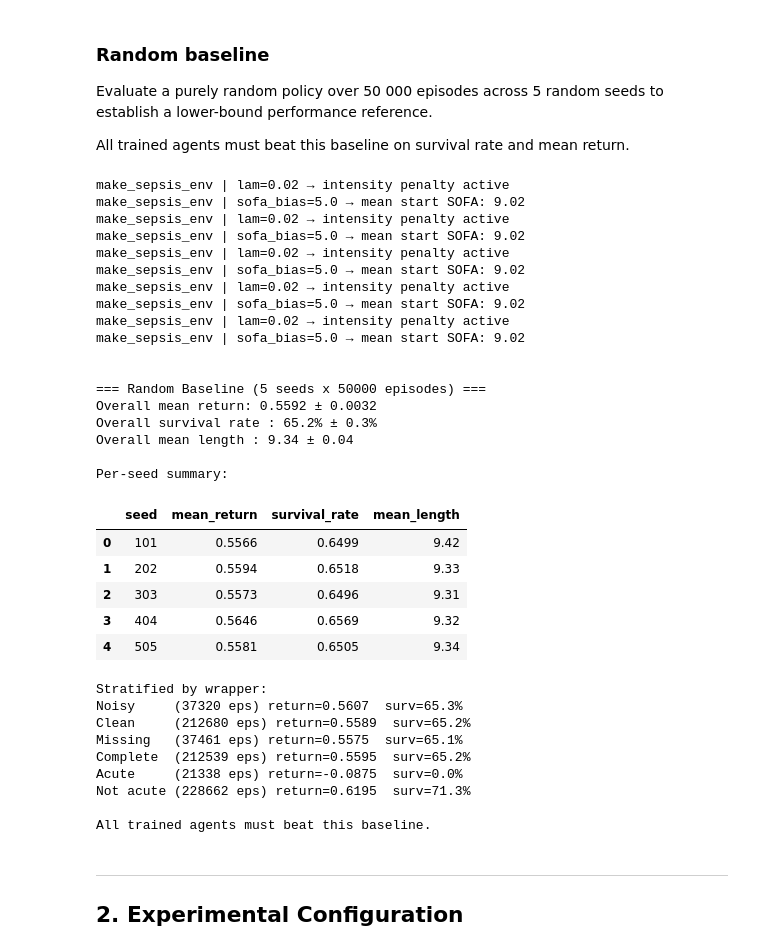
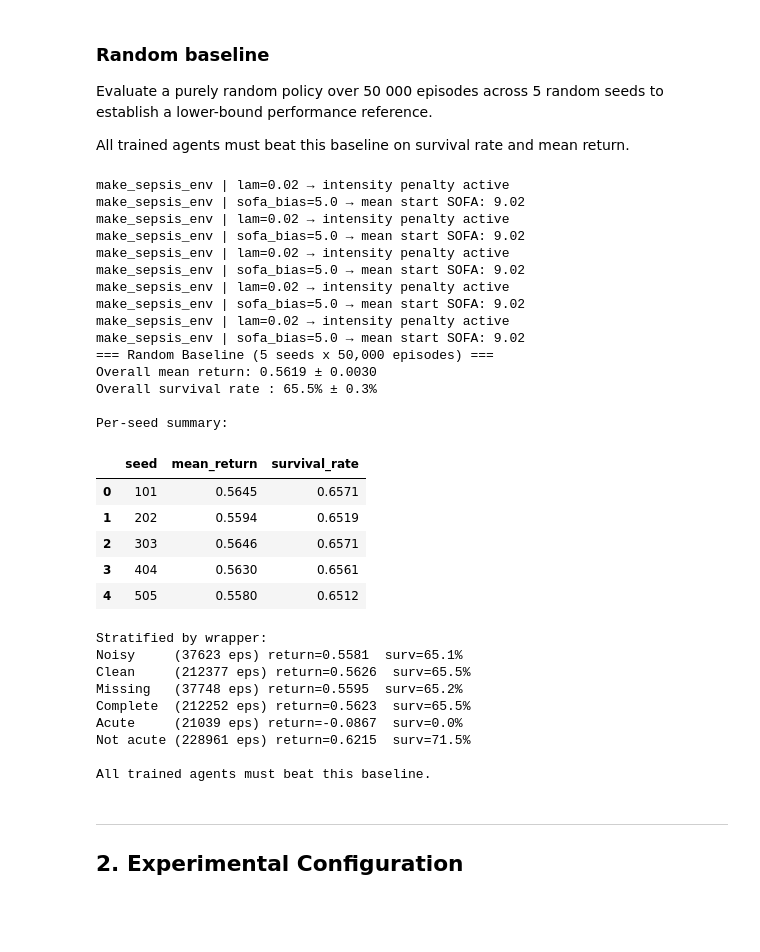
Before and after one commit to OliverKainIMS/ReinforcementLearningProject, a Jupyter notebook: sepsis_project - Students Version/rl_sepsis_project_configB.ipynb, the cells around one changed output. Drawn from its saved outputs; the diff is of its cells as text; code cells hidden in the pictures; blank space fills up the shorter version.

```diff
--- a/sepsis_project - Students Version/rl_sepsis_project_configB.ipynb
+++ b/sepsis_project - Students Version/rl_sepsis_project_configB.ipynb
@@ -162,7 +162,6 @@ RANDOM_BASELINE_EPISODES_PER_SEED = 50000
 random_seed_summaries = []
 
 clinical_rand_returns = []
-clinical_rand_lengths = []
 noisy_returns, clean_returns    = [], []
 missing_returns, nomiss_returns = [], []
 acute_returns, noacute_returns = [], []
@@ -171,14 +170,12 @@ for eval_seed in RANDOM_BASELINE_SEEDS:
     np.random.seed(eval_seed)
 
     seed_returns = []
-    seed_lengths = []
 
     env_eval = make_clinical_env()
 
     for ep in range(RANDOM_BASELINE_EPISODES_PER_SEED):
         obs, info = env_eval.reset(seed=int(np.random.randint(100000)))
         total_r, done = 0.0, False
-        steps = 0
 
         ep_noisy   = info.get("noisy_episode", False)
         ep_missing = info.get("missing_features") is not None
@@ -187,16 +184,13 @@ for eval_seed in RANDOM_BASELINE_SEEDS:
         while not done:
             obs, r, te, tr, info = env_eval.step(env_eval.action_space.sample())
             total_r += r
-            steps += 1
             done = te or tr
 
             if info.get("acute_event", False):
                 ep_acute = True
 
         seed_returns.append(total_r)
-        seed_lengths.append(steps)
         clinical_rand_returns.append(total_r)
-        clinical_rand_lengths.append(steps)
 
         (noisy_returns if ep_noisy else clean_returns).append(total_r)
         (missing_returns if ep_missing else nomiss_returns).append(total_r)
@@ -205,13 +199,11 @@ for eval_seed in RANDOM_BASELINE_SEEDS:
     env_eval.close()
 
     seed_returns = np.array(seed_returns)
-    seed_lengths = np.array(seed_lengths)
 
     random_seed_summaries.append({
         "seed": eval_seed,
         "mean_return": float(seed_returns.mean()),
         "survival_rate": float((seed_returns > 0).mean()),
-        "mean_length": float(seed_lengths.mean()),
     })
 
 random_baseline_df = pd.DataFrame(random_seed_summaries)
@@ -222,9 +214,6 @@ clinical_rand_std = float(random_baseline_df["mean_return"].std(ddof=1))
 clinical_rand_surv = float(random_baseline_df["survival_rate"].mean())
 clinical_rand_surv_std = float(random_baseline_df["survival_rate"].std(ddof=1))
 
-clinical_rand_len = float(random_baseline_df["mean_length"].mean())
-clinical_rand_len_std = float(random_baseline_df["mean_length"].std(ddof=1))
-
 print(
     f"\n\n=== Random Baseline "
     f"({len(RANDOM_BASELINE_SEEDS)} seeds x "
@@ -232,55 +221,51 @@ print(
 )
 print(f"Overall mean return: {clinical_rand_mean:.4f} ± {clinical_rand_std:.4f}")
 print(f"Overall survival rate : {clinical_rand_surv:.1%} ± {clinical_rand_surv_std:.1%}")
-print(f"Overall mean length : {clinical_rand_len:.2f} ± {clinical_rand_len_std:.2f}")
 print()
 
 print("Per-seed summary:")
-display(random_baseline_df.round({"mean_return": 4,"survival_rate": 4,"mean_length": 2,}))
+display(random_baseline_df.round({"mean_return": 4,"survival_rate": 4,}))
 
 print()
 print("Stratified by wrapper:")
 print(f"Noisy     ({len(noisy_returns):5d} eps) return={np.mean(noisy_returns):.4f}  surv={np.mean(np.array(noisy_returns) > 0):.1%}")
 print(f"Clean     ({len(clean_returns):5d} eps) return={np.mean(clean_returns):.4f}  surv={np.mean(np.array(clean_returns) > 0):.1%}")
 print(f"Missing   ({len(missing_returns):5d} eps) return={np.mean(missing_returns):.4f}  surv={np.mean(np.array(missing_returns) > 0):.1%}")
 print(f"Complete  ({len(nomiss_returns):5d} eps) return={np.mean(nomiss_returns):.4f}  surv={np.mean(np.array(nomiss_returns) > 0):.1%}")
 print(f"Acute     ({len(acute_returns):5d} eps) return={np.mean(acute_returns):.4f}  surv={np.mean(np.array(acute_returns) > 0):.1%}")
 print(f"Not acute ({len(noacute_returns):5d} eps) return={np.mean(noacute_returns):.4f}  surv={np.mean(np.array(noacute_returns) > 0):.1%}")
 
 print()
 print("All trained agents must beat this baseline.")
 # %% [output]
 make_sepsis_env | lam=0.02 → intensity penalty active
 make_sepsis_env | sofa_bias=5.0 → mean start SOFA: 9.02
 make_sepsis_env | lam=0.02 → intensity penalty active
 make_sepsis_env | sofa_bias=5.0 → mean start SOFA: 9.02
 make_sepsis_env | lam=0.02 → intensity penalty active
 make_sepsis_env | sofa_bias=5.0 → mean start SOFA: 9.02
 make_sepsis_env | lam=0.02 → intensity penalty active
 make_sepsis_env | sofa_bias=5.0 → mean start SOFA: 9.02
 make_sepsis_env | lam=0.02 → intensity penalty active
 make_sepsis_env | sofa_bias=5.0 → mean start SOFA: 9.02
-
-
-=== Random Baseline (5 seeds x 50000 episodes) ===
-Overall mean return: 0.5592 ± 0.0032
-Overall survival rate : 65.2% ± 0.3%
-Overall mean length : 9.34 ± 0.04
+=== Random Baseline (5 seeds x 50,000 episodes) ===
+Overall mean return: 0.5619 ± 0.0030
+Overall survival rate : 65.5% ± 0.3%
 
 Per-seed summary:
-|  | seed | mean_return | survival_rate | mean_length |
-| 0 | 101 | 0.5566 | 0.6499 | 9.42 |
-| 1 | 202 | 0.5594 | 0.6518 | 9.33 |
-| 2 | 303 | 0.5573 | 0.6496 | 9.31 |
-| 3 | 404 | 0.5646 | 0.6569 | 9.32 |
-| 4 | 505 | 0.5581 | 0.6505 | 9.34 |
+|  | seed | mean_return | survival_rate |
+| 0 | 101 | 0.5645 | 0.6571 |
+| 1 | 202 | 0.5594 | 0.6519 |
+| 2 | 303 | 0.5646 | 0.6571 |
+| 3 | 404 | 0.5630 | 0.6561 |
+| 4 | 505 | 0.5580 | 0.6512 |
 Stratified by wrapper:
-Noisy     (37320 eps) return=0.5607  surv=65.3%
-Clean     (212680 eps) return=0.5589  surv=65.2%
-Missing   (37461 eps) return=0.5575  surv=65.1%
-Complete  (212539 eps) return=0.5595  surv=65.2%
-Acute     (21338 eps) return=-0.0875  surv=0.0%
-Not acute (228662 eps) return=0.6195  surv=71.3%
+Noisy     (37623 eps) return=0.5581  surv=65.1%
+Clean     (212377 eps) return=0.5626  surv=65.5%
+Missing   (37748 eps) return=0.5595  surv=65.2%
+Complete  (212252 eps) return=0.5623  surv=65.5%
+Acute     (21039 eps) return=-0.0867  surv=0.0%
+Not acute (228961 eps) return=0.6215  surv=71.5%
 
 All trained agents must beat this baseline.
 # %% [markdown]
```
Also changed, not shown: parts of 22 cells of this notebook, 9 other files.
